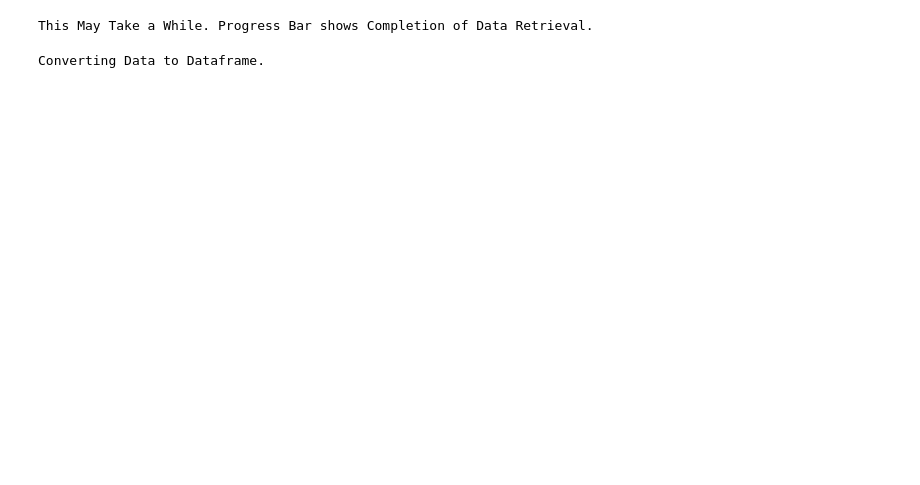
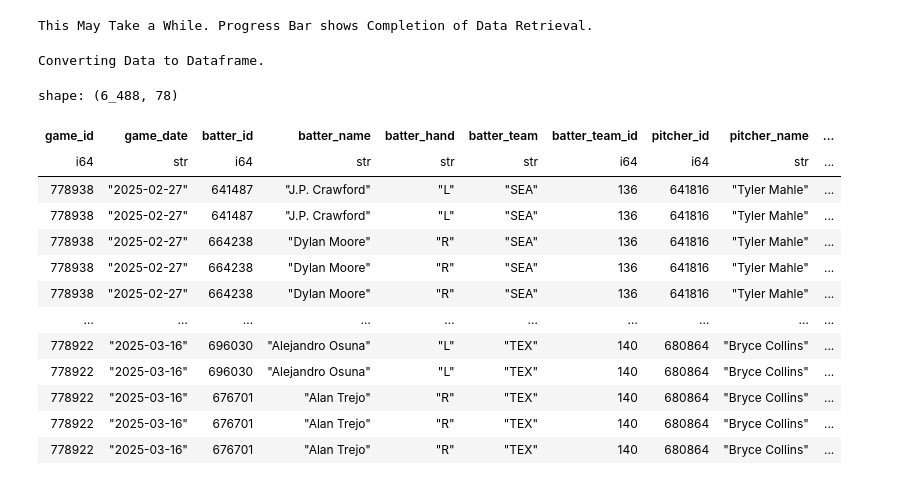
Before and after one commit to CarsonHallford/Top_10_EV90, a Jupyter notebook: Top_10_EV90.ipynb, the cells around one changed output. Saved outputs shown, nothing was run; the diff lists cells and outputs as text; code cells hidden in the pictures; blank space fills up the shorter version.

```diff
--- a/Top_10_EV90.ipynb
+++ b/Top_10_EV90.ipynb
@@ -45,15 +45,30 @@ team_games_filtered = schedule_df.with_columns(
 # %%
 # Get all game_id values from the filtered DataFrame as a list
 game_ids = team_games_filtered.select("game_id").to_series().to_list()
 
 # Get live game data using game_list_input
 game_data = scraper.get_data(game_list_input=game_ids)
 
 # Convert game_data from JSON to a Polars DataFrame
 data_df = scraper.get_data_df(data_list=game_data)
+data_df
 # %% [output]
 This May Take a While. Progress Bar shows Completion of Data Retrieval.
 Converting Data to Dataframe.
+shape: (6_488, 78)
+| game_id | game_date | batter_id | batter_name | batter_hand | batter_team | batter_team_id | pitcher_id | pitcher_name | ... |
+| i64 | str | i64 | str | str | str | i64 | i64 | str | ... |
+| 778938 | "2025-02-27" | 641487 | "J.P. Crawford" | "L" | "SEA" | 136 | 641816 | "Tyler Mahle" | ... |
+| 778938 | "2025-02-27" | 641487 | "J.P. Crawford" | "L" | "SEA" | 136 | 641816 | "Tyler Mahle" | ... |
+| 778938 | "2025-02-27" | 664238 | "Dylan Moore" | "R" | "SEA" | 136 | 641816 | "Tyler Mahle" | ... |
+| 778938 | "2025-02-27" | 664238 | "Dylan Moore" | "R" | "SEA" | 136 | 641816 | "Tyler Mahle" | ... |
+| 778938 | "2025-02-27" | 664238 | "Dylan Moore" | "R" | "SEA" | 136 | 641816 | "Tyler Mahle" | ... |
+| … | … | … | … | … | … | … | … | … | ... |
+| 778922 | "2025-03-16" | 696030 | "Alejandro Osuna" | "L" | "TEX" | 140 | 680864 | "Bryce Collins" | ... |
+| 778922 | "2025-03-16" | 696030 | "Alejandro Osuna" | "L" | "TEX" | 140 | 680864 | "Bryce Collins" | ... |
+| 778922 | "2025-03-16" | 676701 | "Alan Trejo" | "R" | "TEX" | 140 | 680864 | "Bryce Collins" | ... |
+| 778922 | "2025-03-16" | 676701 | "Alan Trejo" | "R" | "TEX" | 140 | 680864 | "Bryce Collins" | ... |
+| 778922 | "2025-03-16" | 676701 | "Alan Trejo" | "R" | "TEX" | 140 | 680864 | "Bryce Collins" | ... |
 # %%
 # Filter the DataFrame to get batters data from specified team
 team_batters = data_df.filter(pl.col("batter_team") == team_abbreviation)
```
Also changed, not shown: parts of 5 cells of this notebook.
